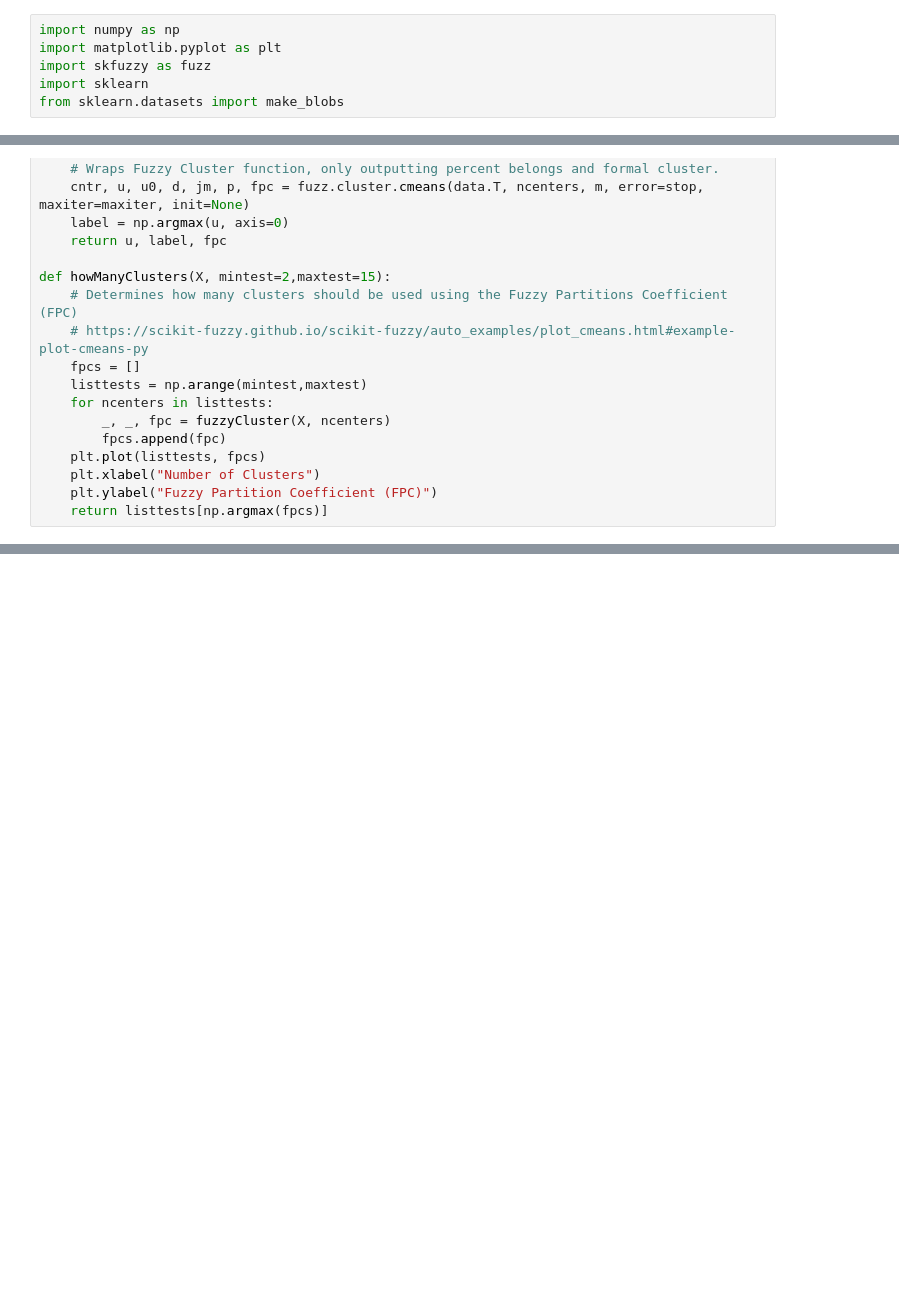
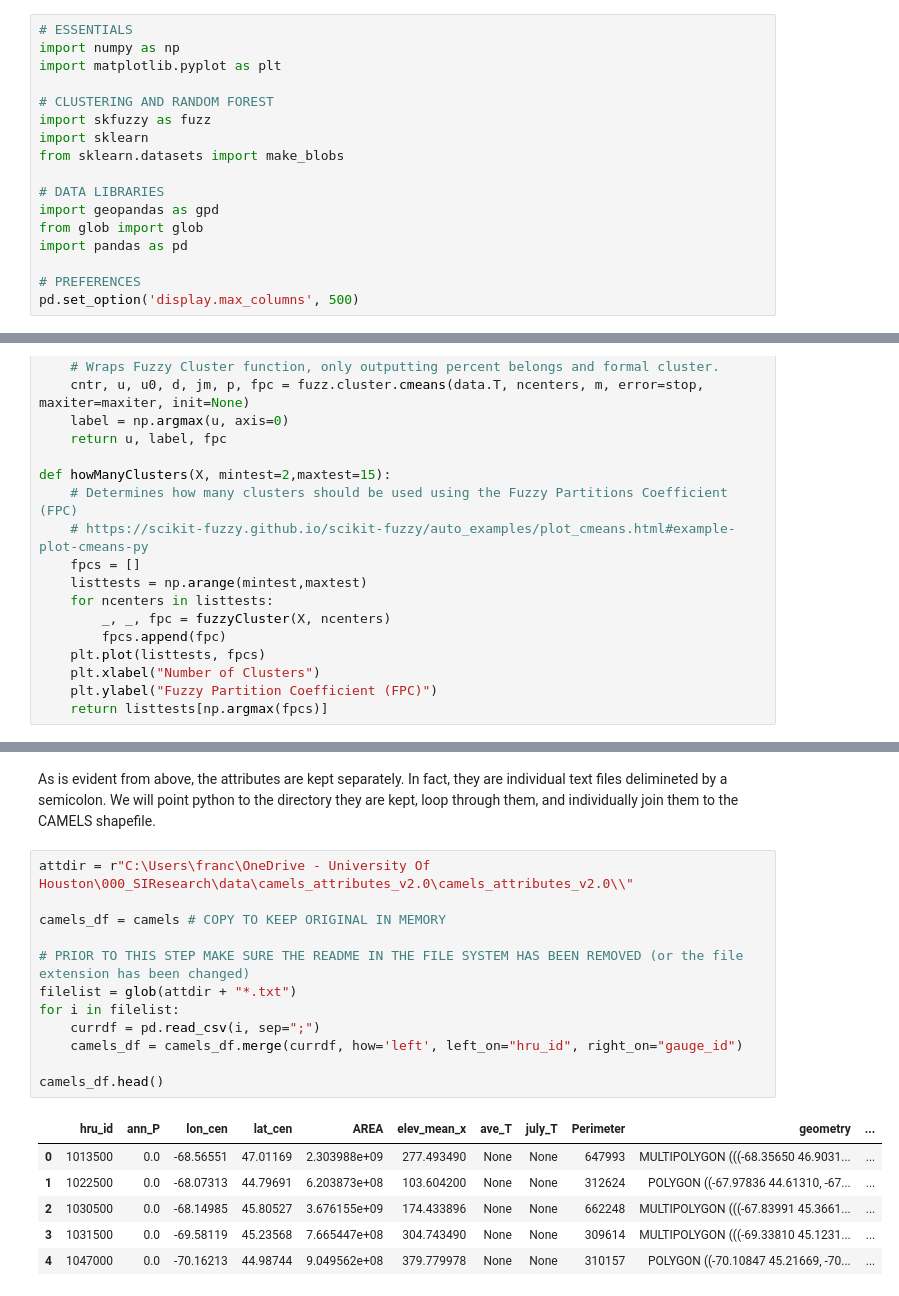
Before and after one commit to bolotinl/nextgen-form-eval, a Jupyter notebook: FrankTests/ClusteringTests.ipynb, the cells around one changed output, grey strips where cells are left out. Cells and saved outputs as stored; diff of their text form; blank space fills up the shorter version.

```diff
--- a/FrankTests/ClusteringTests.ipynb
+++ b/FrankTests/ClusteringTests.ipynb
@@ -15,11 +15,22 @@ Requirement already satisfied: scipy>=1.3.2 in c:\users\franc\anaconda3\envs\sit
 Installing collected packages: threadpoolctl, joblib, scikit-learn
 Successfully installed joblib-1.1.0 scikit-learn-1.1.1 threadpoolctl-3.1.0
 # %%
+# ESSENTIALS
 import numpy as np
 import matplotlib.pyplot as plt
+
+# CLUSTERING AND RANDOM FOREST
 import skfuzzy as fuzz
 import sklearn
 from sklearn.datasets import make_blobs
+
+# DATA LIBRARIES
+import geopandas as gpd
+from glob import glob
+import pandas as pd
+
+# PREFERENCES
+pd.set_option('display.max_columns', 500)
 # %% [markdown]
 Generating Random Clusters for Testing
 # %%
@@ -73,0 +105,21 @@ ax = plotClusters(X, labels, n_clusters, ax)
+# %% [markdown]
+As is evident from above, the attributes are kept separately. In fact, they are individual text files delimineted by a semicolon. We will point python to the directory they are kept, loop through them, and individually join them to the CAMELS shapefile.
+# %%
+attdir = r"C:\Users\franc\OneDrive - University Of Houston\000_SIResearch\data\camels_attributes_v2.0\camels_attributes_v2.0\\"
+
+camels_df = camels # COPY TO KEEP ORIGINAL IN MEMORY
+
+# PRIOR TO THIS STEP MAKE SURE THE README IN THE FILE SYSTEM HAS BEEN REMOVED (or the file extension has been changed)
+filelist = glob(attdir + "*.txt")
+for i in filelist:
+    currdf = pd.read_csv(i, sep=";")
+    camels_df = camels_df.merge(currdf, how='left', left_on="hru_id", right_on="gauge_id")
+
+camels_df.head()
+# %% [output]
+|  | hru_id | ann_P | lon_cen | lat_cen | AREA | elev_mean_x | ave_T | july_T | Perimeter | geometry | ... |
+| 0 | 1013500 | 0.0 | -68.56551 | 47.01169 | 2.303988e+09 | 277.493490 | None | None | 647993 | MULTIPOLYGON (((-68.35650 46.9031... | ... |
+| 1 | 1022500 | 0.0 | -68.07313 | 44.79691 | 6.203873e+08 | 103.604200 | None | None | 312624 | POLYGON ((-67.97836 44.61310, -67... | ... |
+| 2 | 1030500 | 0.0 | -68.14985 | 45.80527 | 3.676155e+09 | 174.433896 | None | None | 662248 | MULTIPOLYGON (((-67.83991 45.3661... | ... |
+| 3 | 1031500 | 0.0 | -69.58119 | 45.23568 | 7.665447e+08 | 304.743490 | None | None | 309614 | MULTIPOLYGON (((-69.33810 45.1231... | ... |
+| 4 | 1047000 | 0.0 | -70.16213 | 44.98744 | 9.049562e+08 | 379.779978 | None | None | 310157 | POLYGON ((-70.10847 45.21669, -70... | ... |
```
Also changed, not shown: parts of 5 cells of this notebook.
